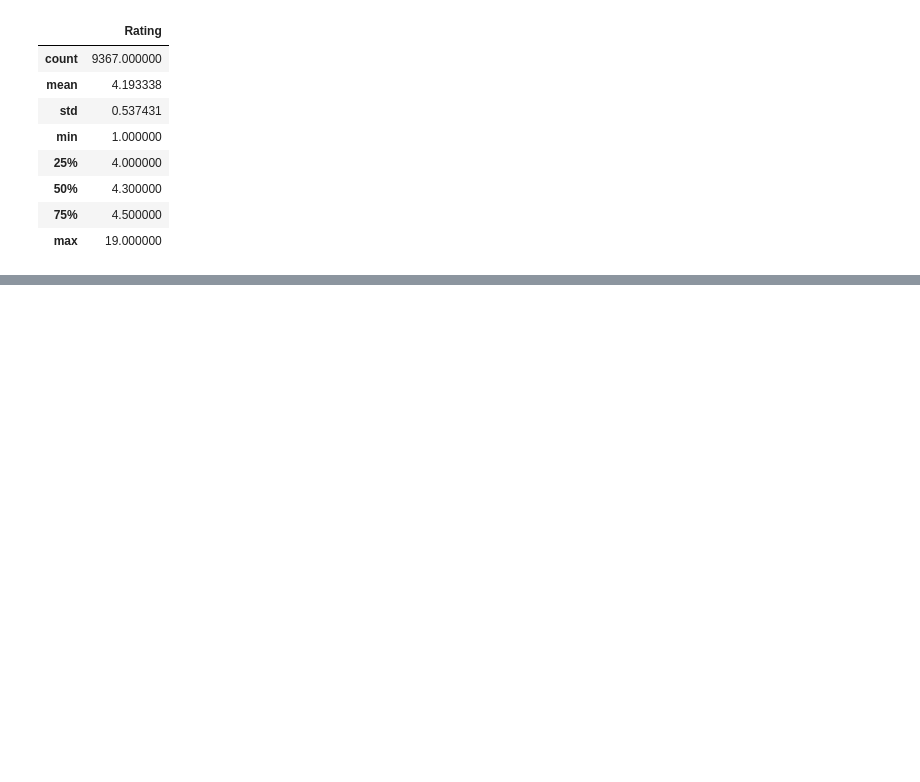
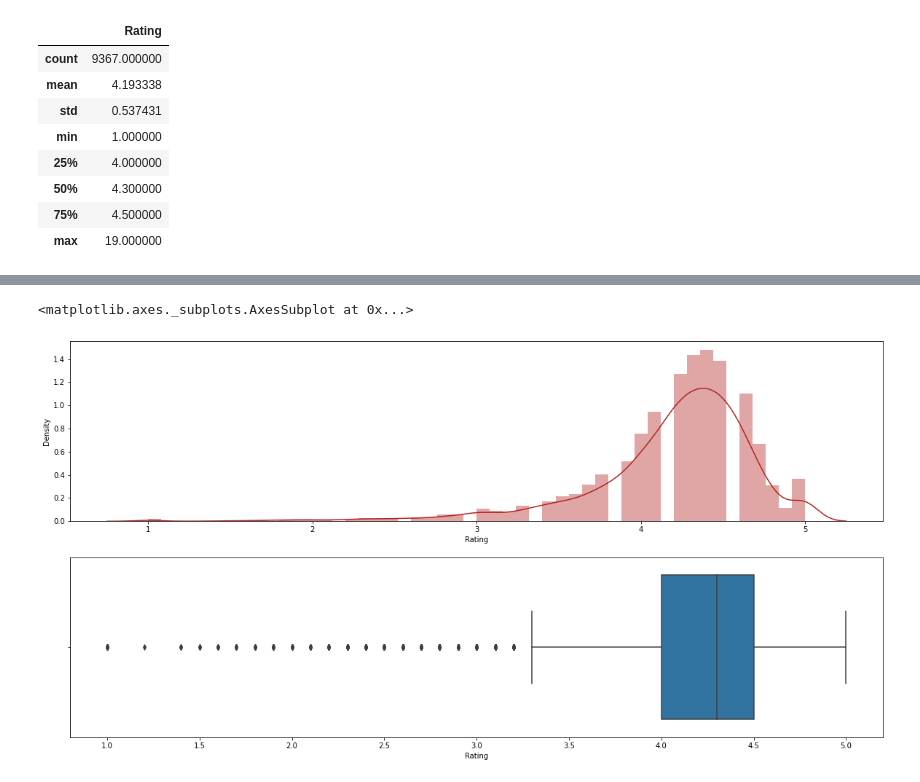
Before and after one commit to ashish-mali/EDA-On-Playstore-App-Reviews, a Jupyter notebook: Play_Store_App_Review_Analysis_Capstone_Project.ipynb, the cells around one changed output, grey strips where cells are left out. Drawn from its saved outputs; the diff is of its cells as text; code cells hidden in the pictures; blank space fills up the shorter version.

Commit message:
Handling null values in all the attribute

```diff
--- a/Play_Store_App_Review_Analysis_Capstone_Project.ipynb
+++ b/Play_Store_App_Review_Analysis_Capstone_Project.ipynb
@@ -407,0 +666,3 @@ ps_df.describe()
+# %%
+# dropping the row corresponding to the label.
+ps_df.drop(labels=10472, axis=0, inplace=True)
@@ -407,0 +725,3 @@ ps_df.describe()
+# %%
+# dropping the rows corresponding to the label.
+ps_df.drop(labels=[4453, 4490], axis=0, inplace=True)
@@ -407,0 +781,6 @@ ps_df.describe()
+# %%
+# holding the indexes of the NaN values.
+nan_index = ps_df[~ps_df['Current_Ver'].notnull()].index
+# %%
+# dropping the null values based on their index.
+ps_df.drop(nan_index, inplace=True)
@@ -407,0 +860,12 @@ ps_df.describe()
+# %%
+# setting-up the sizes
+fig, ax = plt.subplots(2,1, figsize=(20,10))
+
+# plotting the distplot
+sns.distplot(ps_df['Rating'],color='firebrick',ax=ax[0])
+
+# plotting the boxplot
+sns.boxplot(x='Rating',data=ps_df, ax=ax[1])
+# %% [output]
+<matplotlib.axes._subplots.AxesSubplot at 0x...>
+[figure, added]
```
Also changed, not shown: parts of 59 cells of this notebook.
